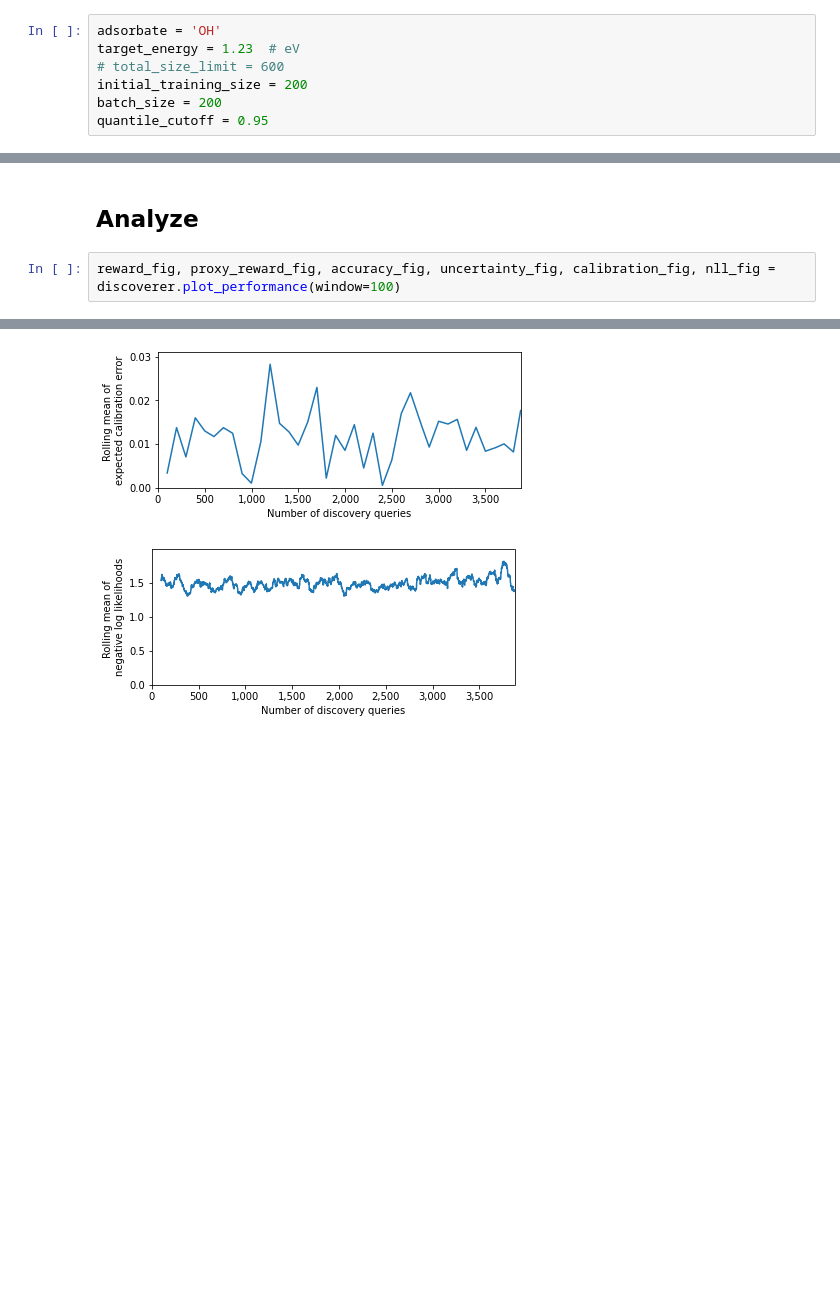
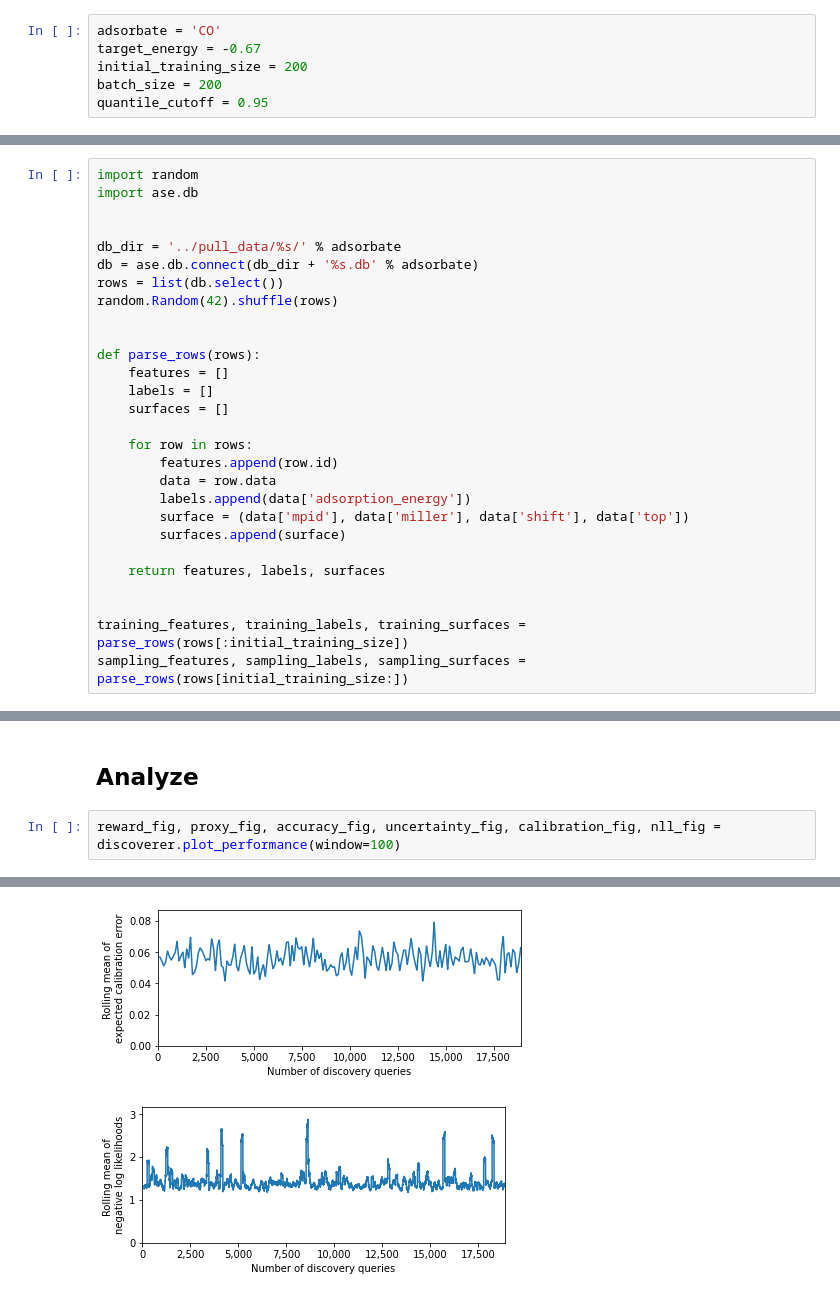
Before and after one commit to ulissigroup/catalyst-acquisitions, a Jupyter notebook: notebooks/random/random_search.ipynb, the cells around one changed output, grey strips where cells are left out. Cells and saved outputs as stored; diff of their text form; blank space fills up the shorter version.

Commit message:
Redo random search on CO data

```diff
--- a/notebooks/random/random_search.ipynb
+++ b/notebooks/random/random_search.ipynb
@@ -11,7 +7,6 @@ sys.path.append('..')
 # %%
-adsorbate = 'OH'
-target_energy = 1.23  # eV
-# total_size_limit = 600
+adsorbate = 'CO'
+target_energy = -0.67
 initial_training_size = 200
 batch_size = 200
 quantile_cutoff = 0.95
@@ -57 +17,29 @@ Now pulling adsorption documents...
+# %%
+import random
+import ase.db
+
+
+db_dir = '../pull_data/%s/' % adsorbate
+db = ase.db.connect(db_dir + '%s.db' % adsorbate)
+rows = list(db.select())
+random.Random(42).shuffle(rows)
+
+
+def parse_rows(rows):
+    features = []
+    labels = []
+    surfaces = []
+
+    for row in rows:
+        features.append(row.id)
+        data = row.data
+        labels.append(data['adsorption_energy'])
+        surface = (data['mpid'], data['miller'], data['shift'], data['top'])
+        surfaces.append(surface)
+
+    return features, labels, surfaces
+
+
+training_features, training_labels, training_surfaces = parse_rows(rows[:initial_training_size])
+sampling_features, sampling_labels, sampling_surfaces = parse_rows(rows[initial_training_size:])
 # %% [markdown]
@@ -82,5 +72,5 @@ discoverer.simulate_discovery()
 # %% [markdown]
 ## Analyze
 # %%
-reward_fig, proxy_reward_fig, accuracy_fig, uncertainty_fig, calibration_fig, nll_fig = discoverer.plot_performance(window=100)
+reward_fig, proxy_fig, accuracy_fig, uncertainty_fig, calibration_fig, nll_fig = discoverer.plot_performance(window=100)
 # %% [output]
@@ -91,2 +81,2 @@ reward_fig, proxy_reward_fig, accuracy_fig, uncertainty_fig, calibration_fig, nl
-[figure, old version]
+[figure, new version]
-[figure, old version]
+[figure, new version]
```
Also changed, not shown: parts of 11 cells of this notebook.
